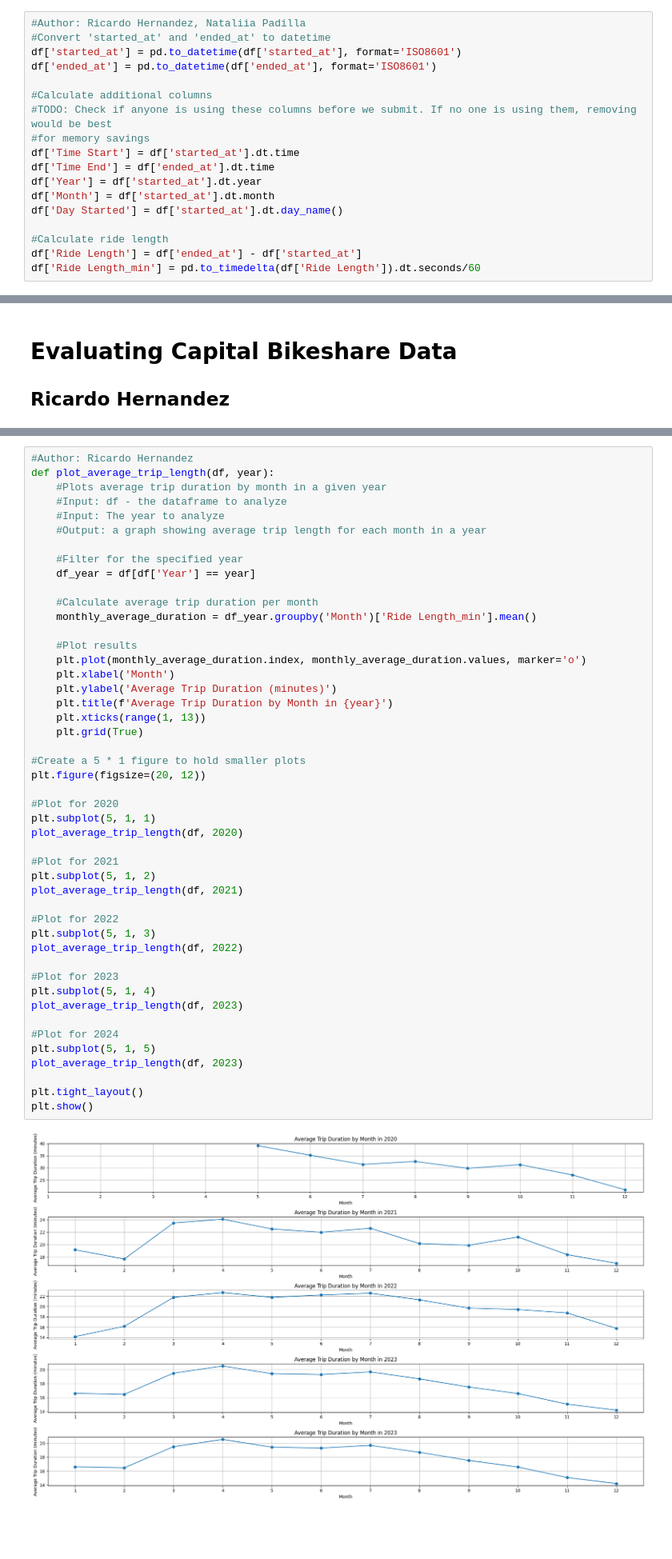
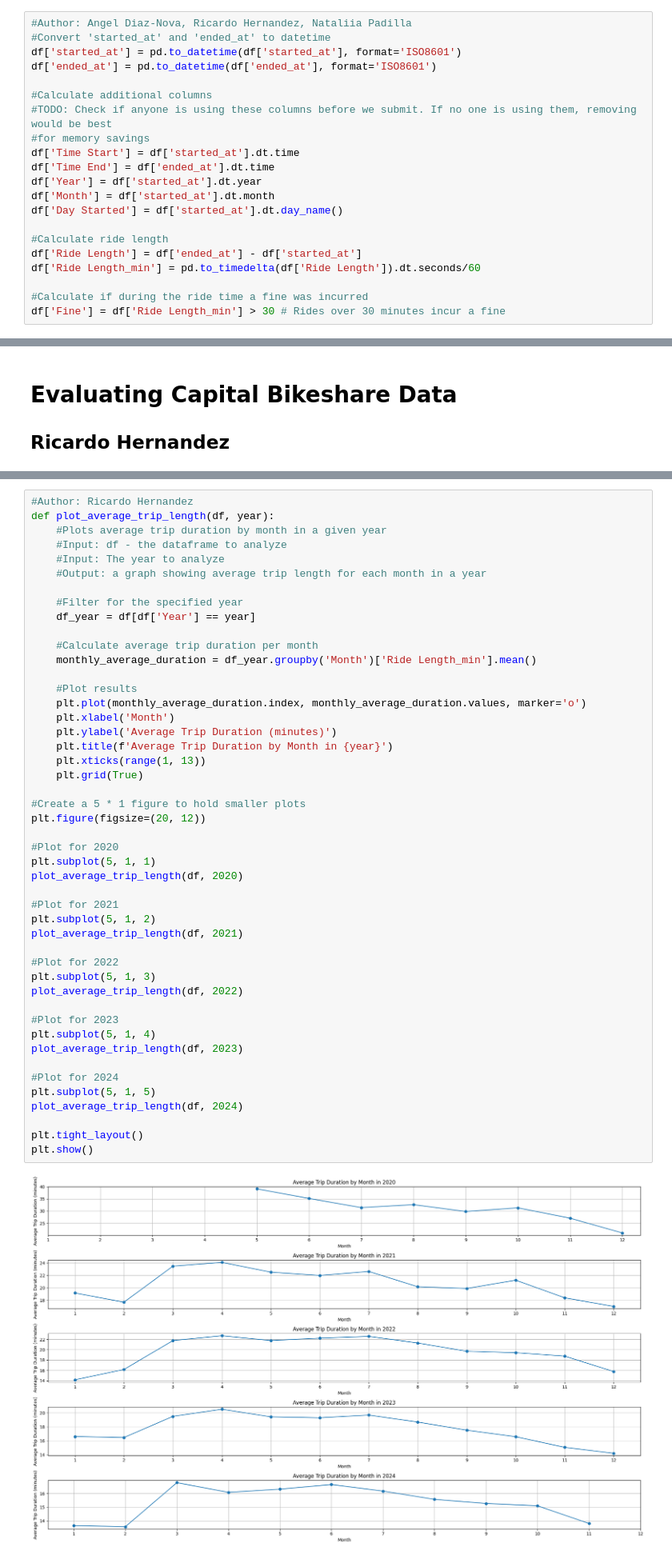
Before and after one commit to ricardo-hz/CMSC206, a Jupyter notebook: Group Project/Group Project.ipynb, the cells around one changed output, grey strips where cells are left out. Shown at 80% size. Drawn from its saved outputs; the diff is of its cells as text; blank space fills up the shorter version.

```diff
--- a/Group Project/Group Project.ipynb
+++ b/Group Project/Group Project.ipynb
@@ -118,5 +140,5 @@ df = df.drop(['Unnamed: 0', 'Unnamed: 1', 'Unnamed: 2'], axis=1)
 # %%
-#Author: Ricardo Hernandez, Nataliia Padilla
+#Author: Angel Diaz-Nova, Ricardo Hernandez, Nataliia Padilla
 #Convert 'started_at' and 'ended_at' to datetime
 df['started_at'] = pd.to_datetime(df['started_at'], format='ISO8601')
 df['ended_at'] = pd.to_datetime(df['ended_at'], format='ISO8601')
@@ -133,3 +155,6 @@ df['Day Started'] = df['started_at'].dt.day_name()
 #Calculate ride length
 df['Ride Length'] = df['ended_at'] - df['started_at']
 df['Ride Length_min'] = pd.to_timedelta(df['Ride Length']).dt.seconds/60
+
+#Calculate if during the ride time a fine was incurred
+df['Fine'] = df['Ride Length_min'] > 30 # Rides over 30 minutes incur a fine
@@ -166,34 +382,34 @@ def plot_average_trip_length(df, year):
     plt.ylabel('Average Trip Duration (minutes)')
     plt.title(f'Average Trip Duration by Month in {year}')
     plt.xticks(range(1, 13))
     plt.grid(True)
 
 #Create a 5 * 1 figure to hold smaller plots
 plt.figure(figsize=(20, 12))
 
 #Plot for 2020
 plt.subplot(5, 1, 1)
 plot_average_trip_length(df, 2020)
 
 #Plot for 2021
 plt.subplot(5, 1, 2)
 plot_average_trip_length(df, 2021)
 
 #Plot for 2022
 plt.subplot(5, 1, 3)
 plot_average_trip_length(df, 2022)
 
 #Plot for 2023
 plt.subplot(5, 1, 4)
 plot_average_trip_length(df, 2023)
 
 #Plot for 2024
 plt.subplot(5, 1, 5)
-plot_average_trip_length(df, 2023)
+plot_average_trip_length(df, 2024)
 
 plt.tight_layout()
 plt.show()
 # %% [output]
-[figure, old version]
+[figure, new version]
 # %% [markdown]
 ## Q: How does the average trip duration change throughout the year?
```
Also changed, not shown: parts of 47 cells of this notebook, 1 other file.
